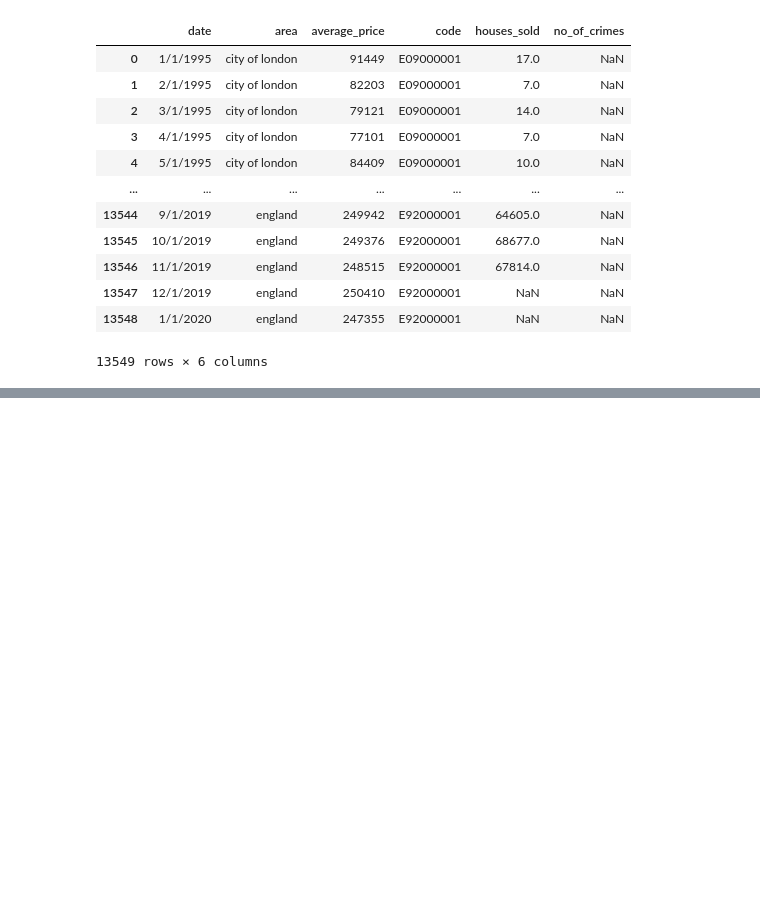
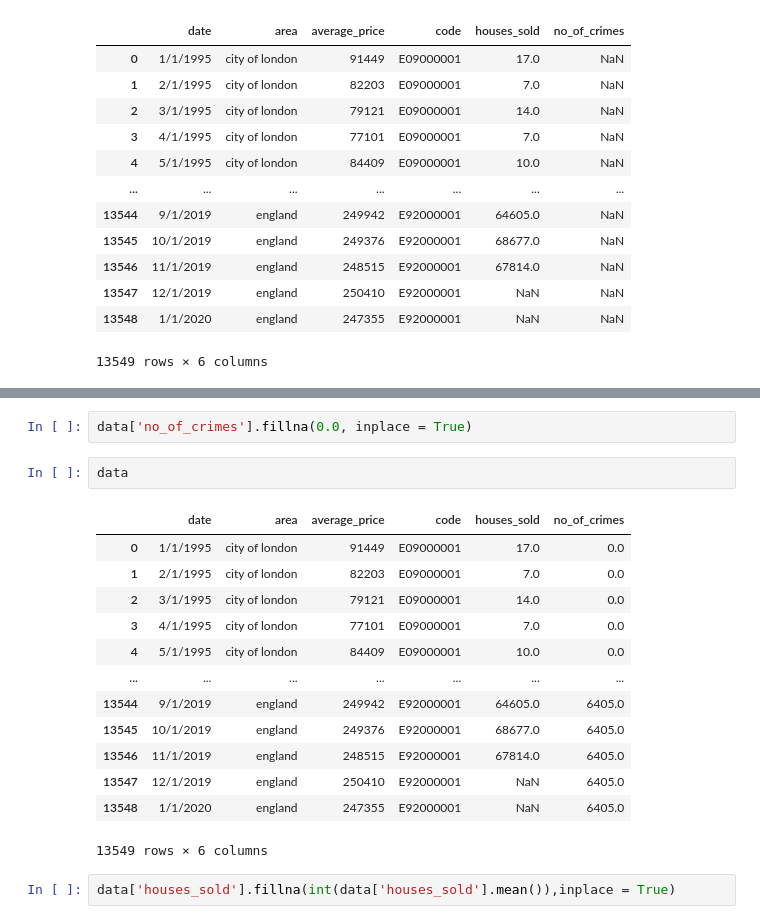
Before and after one commit to vishal-analyst/London-Housing-Project, a Jupyter notebook: London_Housing.ipynb, the cells around one changed output, grey strips where cells are left out. Cells and saved outputs as stored; diff of their text form; blank space fills up the shorter version.

```diff
--- a/London_Housing.ipynb
+++ b/London_Housing.ipynb
@@ -19,0 +58,20 @@ data
+# %%
+data['no_of_crimes'].fillna(0.0, inplace = True)
+# %%
+data
+# %% [output]
+|  | date | area | average_price | code | houses_sold | no_of_crimes |
+| 0 | 1/1/1995 | city of london | 91449 | E09000001 | 17.0 | 0.0 |
+| 1 | 2/1/1995 | city of london | 82203 | E09000001 | 7.0 | 0.0 |
+| 2 | 3/1/1995 | city of london | 79121 | E09000001 | 14.0 | 0.0 |
+| 3 | 4/1/1995 | city of london | 77101 | E09000001 | 7.0 | 0.0 |
+| 4 | 5/1/1995 | city of london | 84409 | E09000001 | 10.0 | 0.0 |
+| ... | ... | ... | ... | ... | ... | ... |
+| 13544 | 9/1/2019 | england | 249942 | E92000001 | 64605.0 | 6405.0 |
+| 13545 | 10/1/2019 | england | 249376 | E92000001 | 68677.0 | 6405.0 |
+| 13546 | 11/1/2019 | england | 248515 | E92000001 | 67814.0 | 6405.0 |
+| 13547 | 12/1/2019 | england | 250410 | E92000001 | NaN | 6405.0 |
+| 13548 | 1/1/2020 | england | 247355 | E92000001 | NaN | 6405.0 |
+13549 rows × 6 columns
+# %%
+data['houses_sold'].fillna(int(data['houses_sold'].mean()),inplace = True)
```
Also changed, not shown: parts of 6 cells of this notebook.
